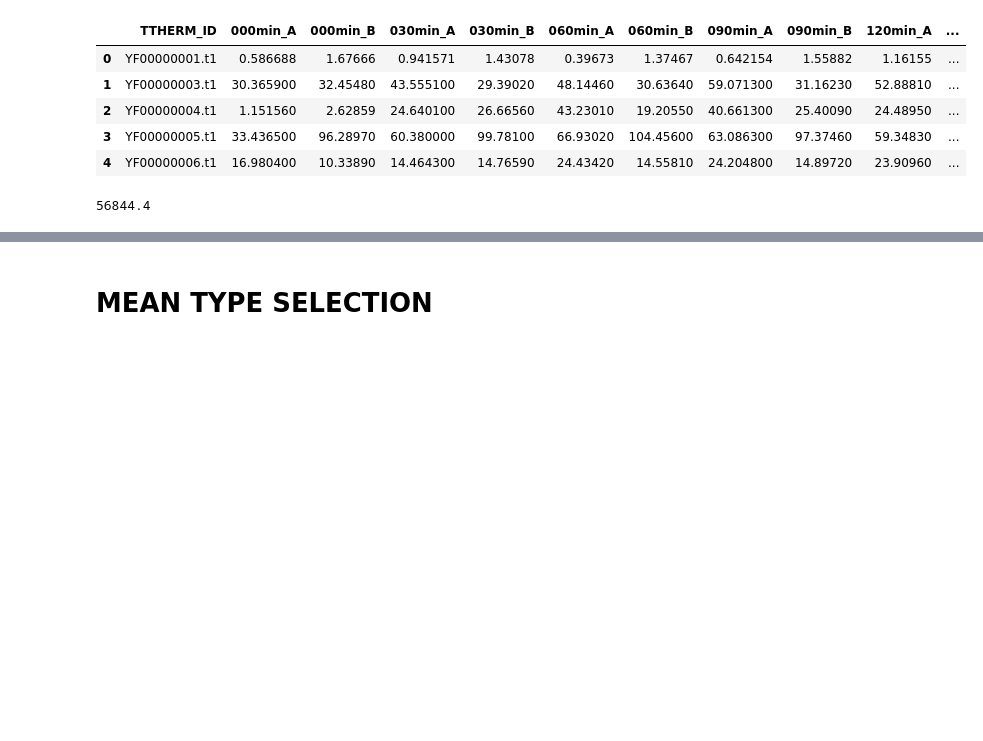
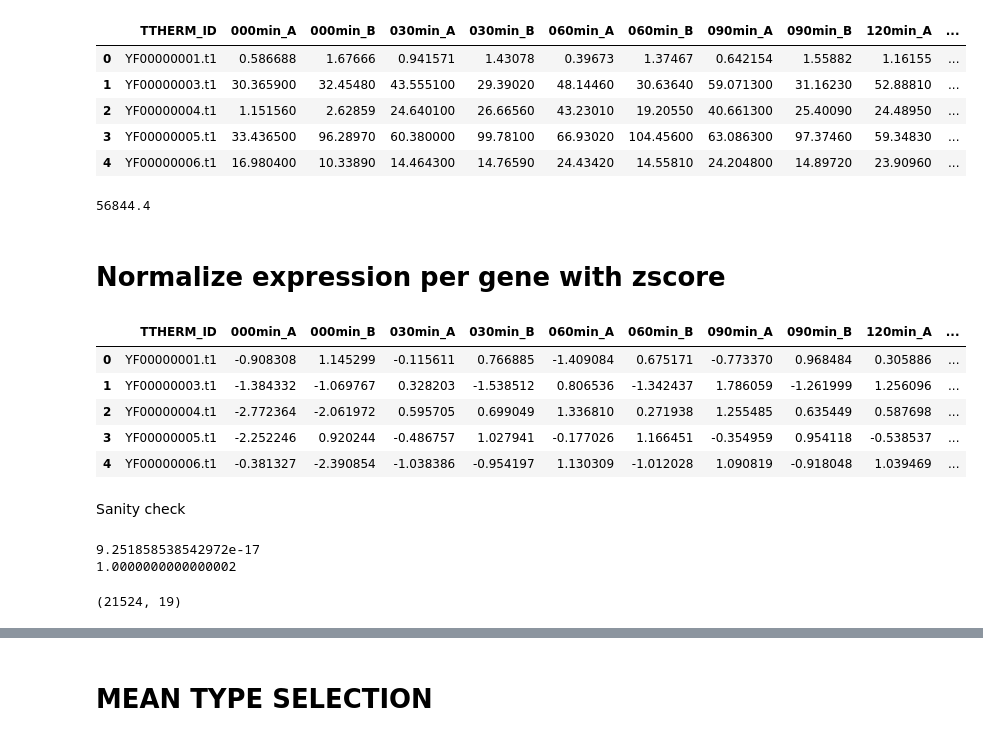
Before and after one commit to ltsypin/TGNE-2022, a Jupyter notebook: new_raw_data/rna_seq_processed/compute_tpm_kallisto_final.ipynb, the cells around one changed output, grey strips where cells are left out. Drawn from its saved outputs; the diff is of its cells as text; code cells hidden in the pictures; blank space fills up the shorter version.

```diff
--- a/new_raw_data/rna_seq_processed/compute_tpm_kallisto_final.ipynb
+++ b/new_raw_data/rna_seq_processed/compute_tpm_kallisto_final.ipynb
@@ -1559,3 +1643,32 @@ df_filtered[tpm_cols].max(axis=None)
 56844.4
 # %%
 df_filtered.loc[:, all_cols].to_csv('./tpm_kallisto.csv', index=False)
+# %% [markdown]
+# Normalize expression per gene with zscore
+# %%
+normalized_tpm_df = normalize_expression_per_gene(df_filtered)
+normalized_tpm_df.head()
+# %% [output]
+|  | TTHERM_ID | 000min_A | 000min_B | 030min_A | 030min_B | 060min_A | 060min_B | 090min_A | 090min_B | 120min_A | ... |
+| 0 | YF00000001.t1 | -0.908308 | 1.145299 | -0.115611 | 0.766885 | -1.409084 | 0.675171 | -0.773370 | 0.968484 | 0.305886 | ... |
+| 1 | YF00000003.t1 | -1.384332 | -1.069767 | 0.328203 | -1.538512 | 0.806536 | -1.342437 | 1.786059 | -1.261999 | 1.256096 | ... |
+| 2 | YF00000004.t1 | -2.772364 | -2.061972 | 0.595705 | 0.699049 | 1.336810 | 0.271938 | 1.255485 | 0.635449 | 0.587698 | ... |
+| 3 | YF00000005.t1 | -2.252246 | 0.920244 | -0.486757 | 1.027941 | -0.177026 | 1.166451 | -0.354959 | 0.954118 | -0.538537 | ... |
+| 4 | YF00000006.t1 | -0.381327 | -2.390854 | -1.038386 | -0.954197 | 1.130309 | -1.012028 | 1.090819 | -0.918048 | 1.039469 | ... |
+# %% [markdown]
+Sanity check
+# %%
+row_to_check = normalized_tpm_df.loc[2, normalized_tpm_df.columns[1:]]
+
+row_mean = np.mean(row_to_check)
+row_std = np.std(row_to_check)
+
+print(row_mean)
+print(row_std)
+# %% [output]
+9.251858538542972e-17
+1.0000000000000002
+# %%
+normalized_tpm_df.shape
+# %% [output]
+(21524, 19)
```
Also changed, not shown: parts of 17 cells of this notebook, 13 other files.
